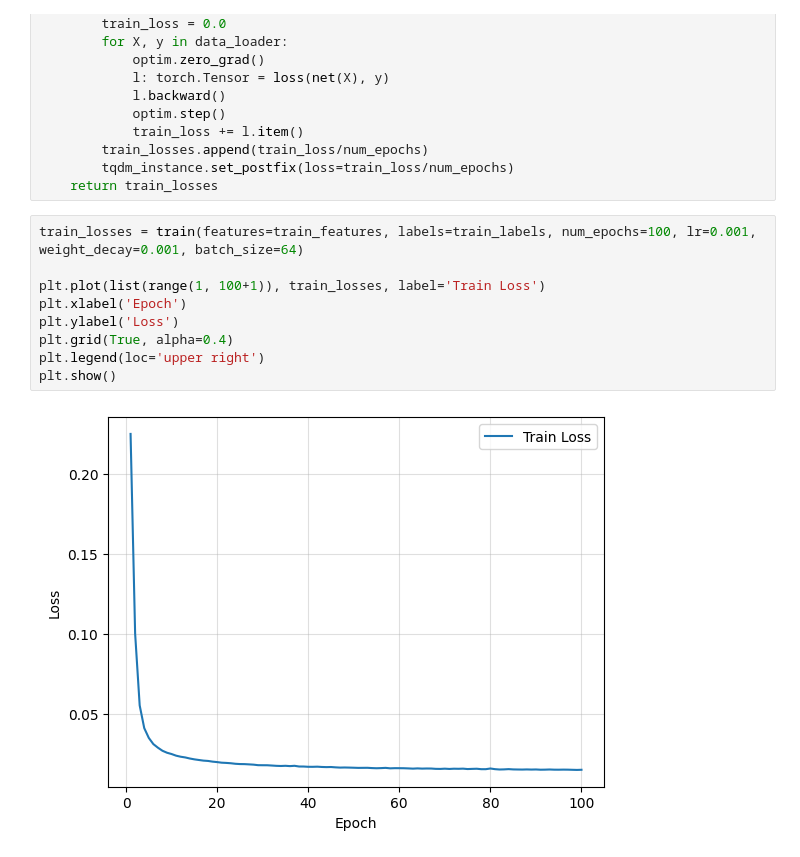
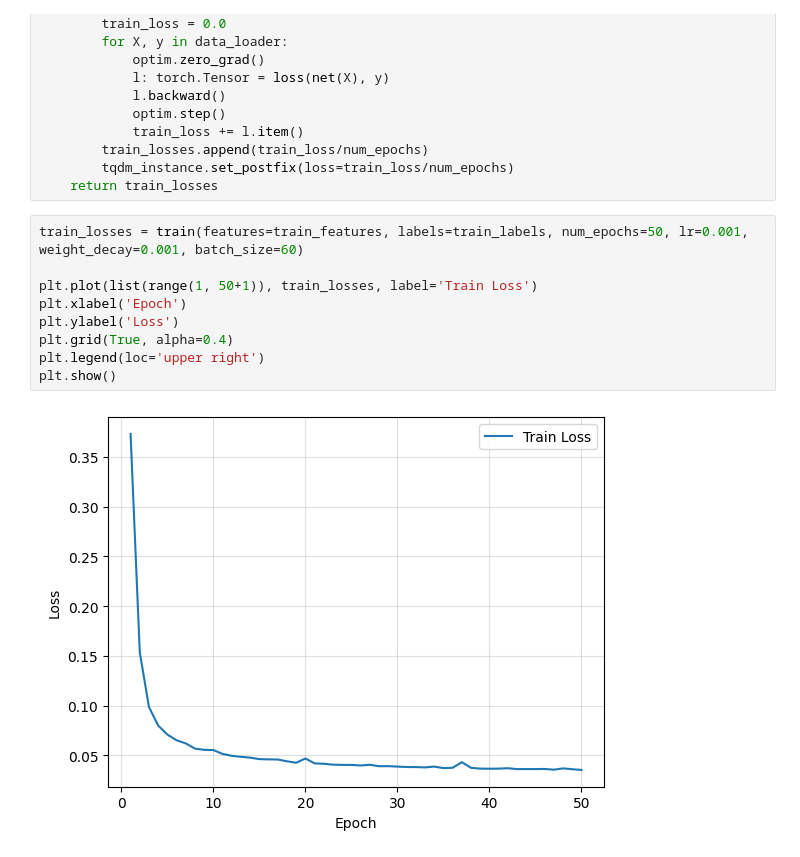
Before and after one commit to Jaachimsthal/kaggle, a Jupyter notebook: house_prices/house_prices_log.ipynb, the cells around one changed output. Cells and saved outputs as stored; diff of their text form.

```diff
--- a/house_prices/house_prices_log.ipynb
+++ b/house_prices/house_prices_log.ipynb
@@ -93,14 +93,14 @@ def train(features: torch.Tensor, labels: torch.Tensor, num_epochs: int, lr: flo
         tqdm_instance.set_postfix(loss=train_loss/num_epochs)
     return train_losses
 # %%
-train_losses = train(features=train_features, labels=train_labels, num_epochs=100, lr=0.001, weight_decay=0.001, batch_size=64)
+train_losses = train(features=train_features, labels=train_labels, num_epochs=50, lr=0.001, weight_decay=0.001, batch_size=60)
 
-plt.plot(list(range(1, 100+1)), train_losses, label='Train Loss')
+plt.plot(list(range(1, 50+1)), train_losses, label='Train Loss')
 plt.xlabel('Epoch')
 plt.ylabel('Loss')
 plt.grid(True, alpha=0.4)
 plt.legend(loc='upper right')
 plt.show()
 # %% [output]
-[figure, old version]
+[figure, new version]
 # %%
```
Also changed, not shown: parts of 1 cell of this notebook.
